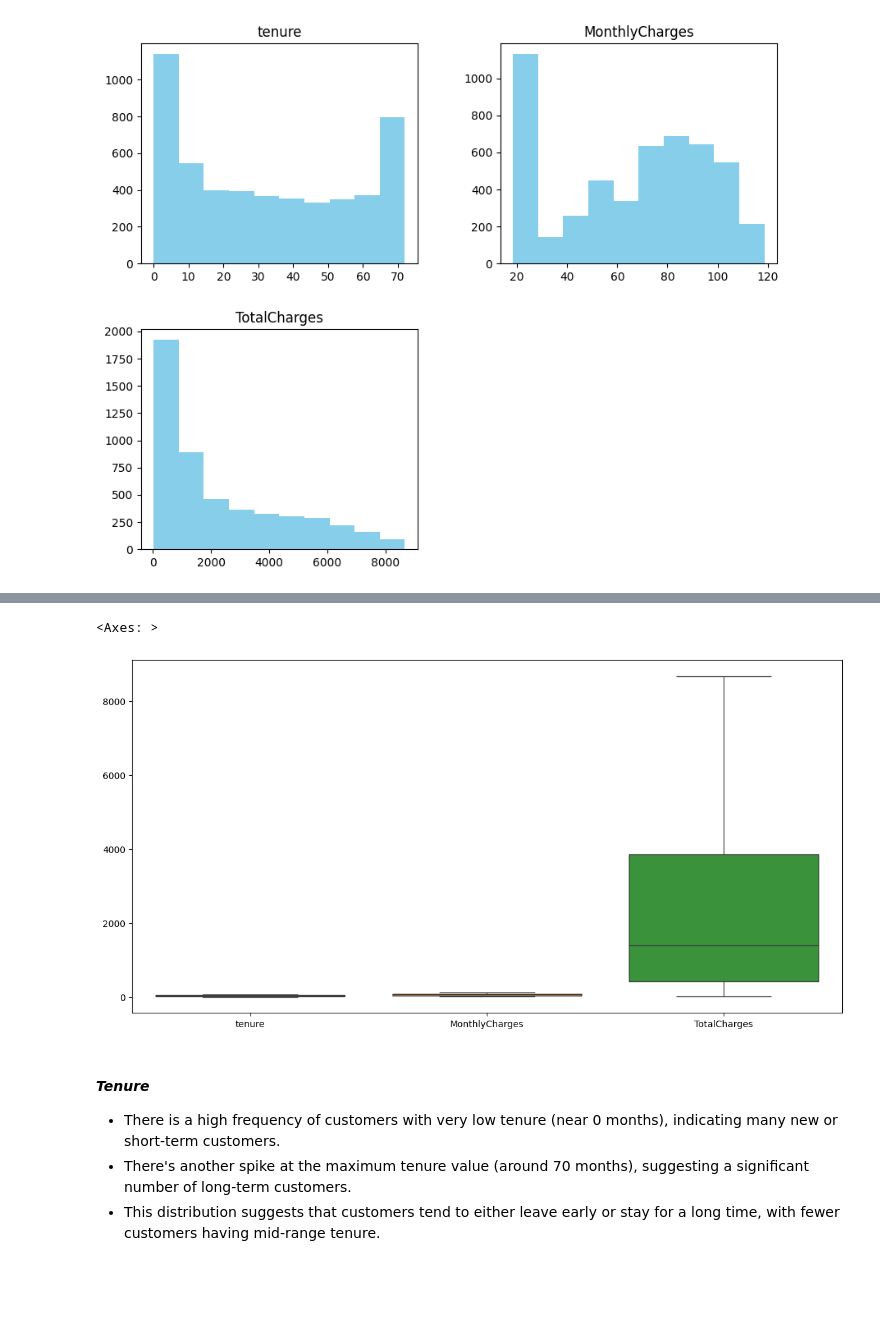
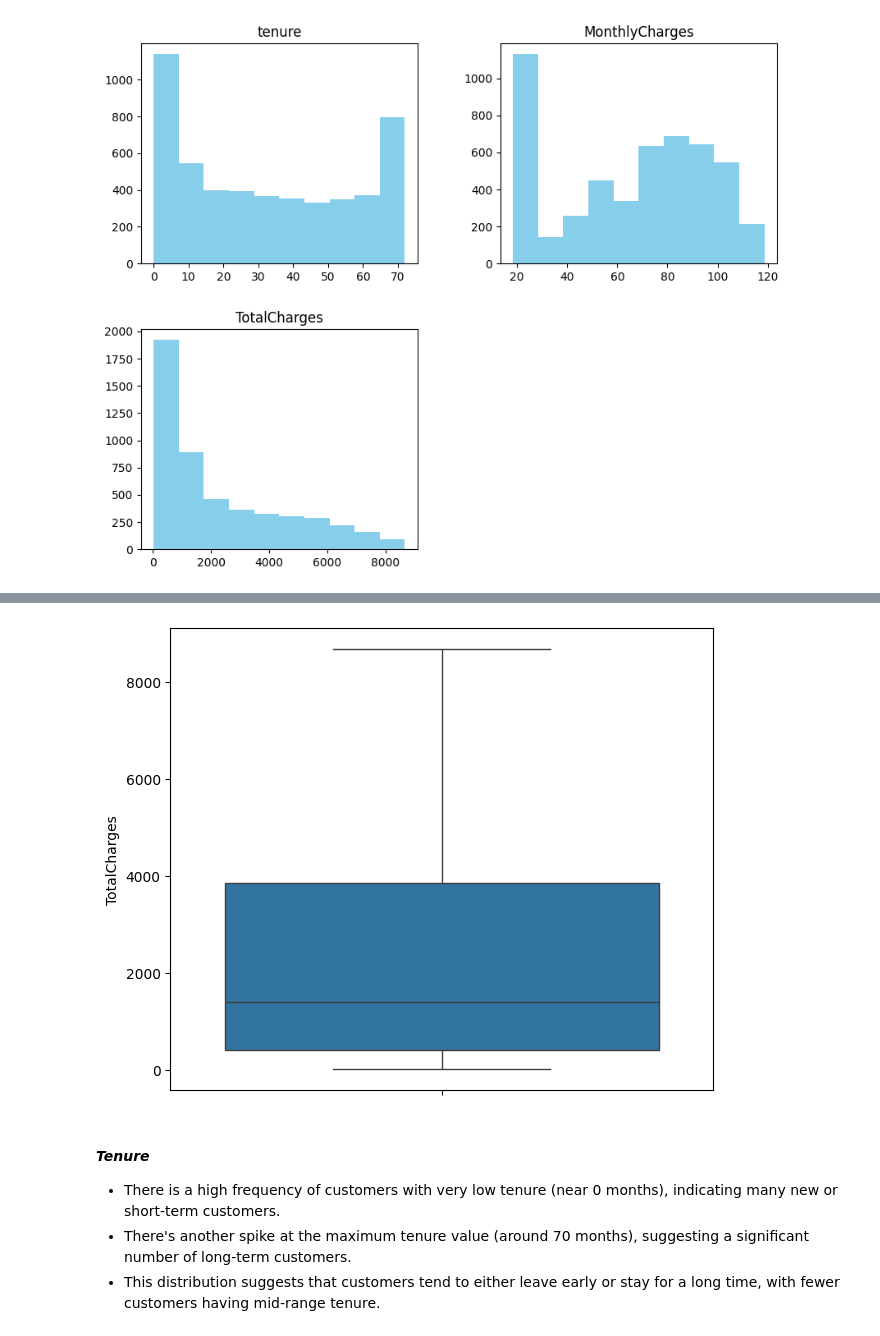
Before and after one commit to zeemanzak/CUSTOMER-CHUN-PREDICTION-AT-VODAFONE-CORPORATION, a Jupyter notebook: notebook/main.ipynb, the cells around one changed output, grey strips where cells are left out. Saved outputs shown, nothing was run; the diff lists cells and outputs as text; code cells hidden in the pictures; blank space fills up the shorter version.

```diff
--- a/notebook/main.ipynb
+++ b/notebook/main.ipynb
@@ -478,9 +484,9 @@ plt.show()
 # %%
-plt.figure(figsize=(14,7))
-sns.boxplot(main_df)
+plt.figure(figsize=(7,6))
+sns.boxplot(main_df['TotalCharges'])
+plt.show()
 # %% [output]
-<Axes: >
-[figure, old version]
+[figure, new version]
 # %% [markdown]
 #### *Tenure*
 - There is a high frequency of customers with very low tenure (near 0 months), indicating many new or short-term customers.
```
Also changed, not shown: parts of 17 cells of this notebook, 1 other file.
